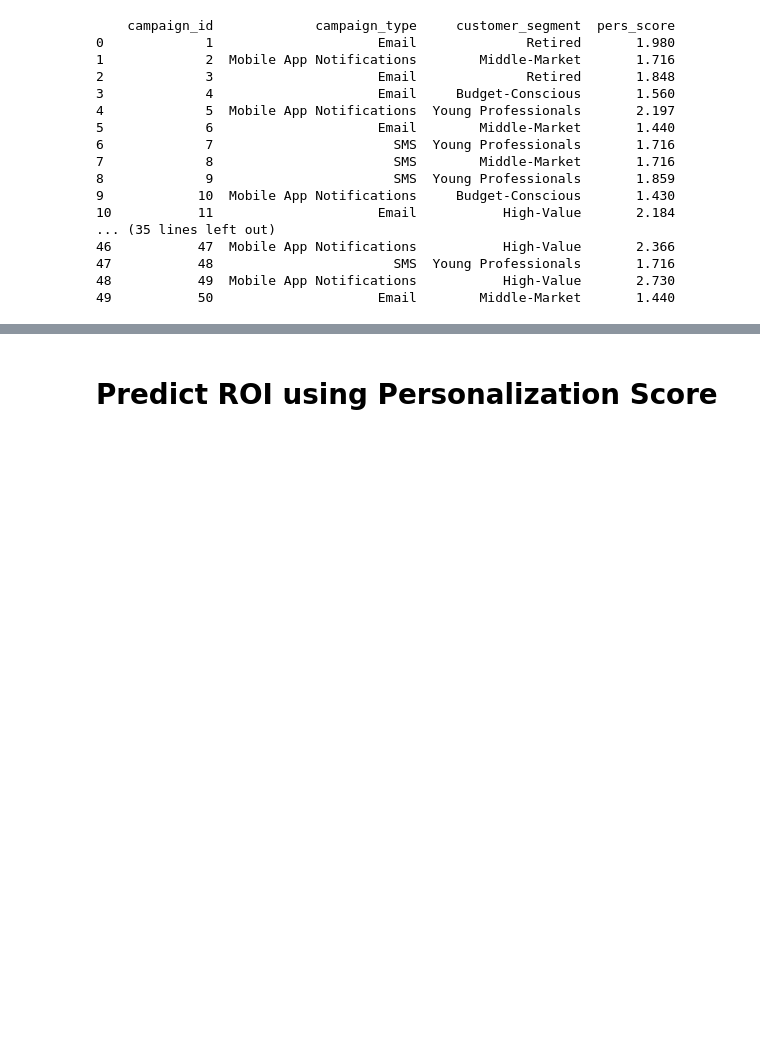
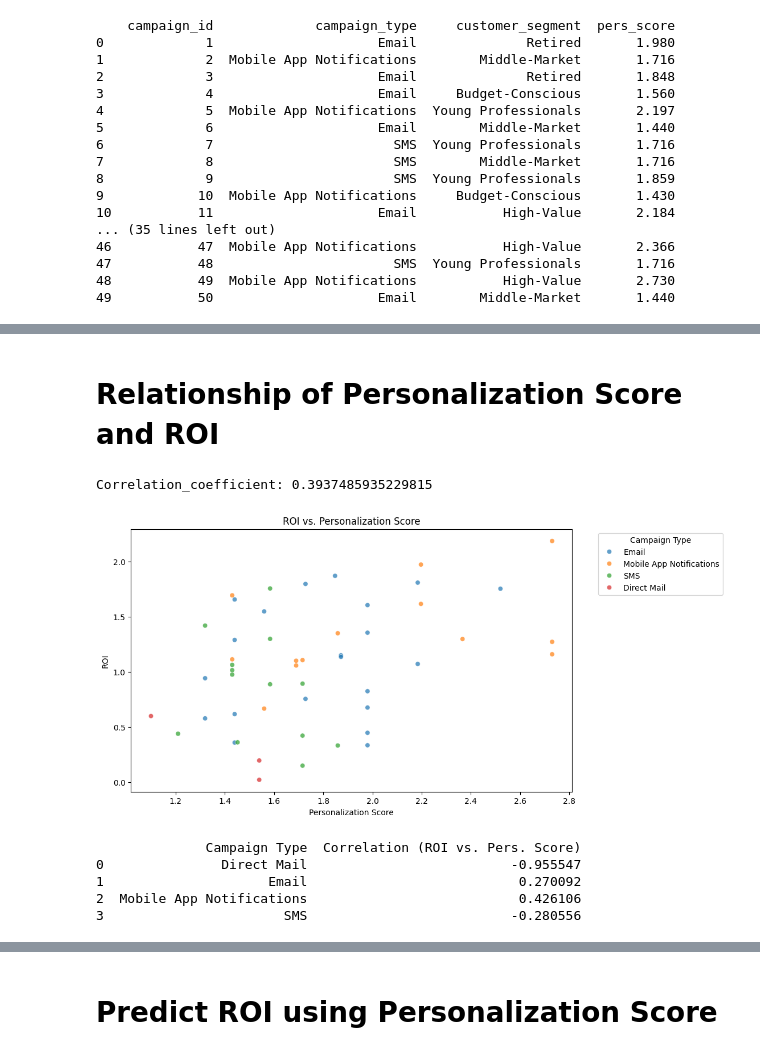
Before and after one commit to andrew250402/DSA3101-Project, a Jupyter notebook: Notebooks/andrew.ipynb, the cells around one changed output, grey strips where cells are left out. Drawn from its saved outputs; the diff is of its cells as text; code cells hidden in the pictures; blank space fills up the shorter version.

Commit message:
Added plots and tables to assess the relationship between personalization and ROI

```diff
--- a/Notebooks/andrew.ipynb
+++ b/Notebooks/andrew.ipynb
@@ -444,3 +452,39 @@ campaigns
 | 47 | 48 | Young Professionals | Credit Card Campaign for Young Pr... | SMS | 2023-02-09 | 2023-03-12 | ... |
 | 48 | 49 | High-Value | Wealth Management Campaign for Hi... | Mobile App Notifications | 2023-05-12 | 2023-07-07 | ... |
 | 49 | 50 | Middle-Market | Savings Account Campaign for Midd... | Email | 2023-08-14 | 2023-10-07 | ... |
+# %% [markdown]
+# Relationship of Personalization Score and ROI
+# %%
+correlation_coefficient = campaigns['ROI'].corr(campaigns['pers_score'])
+print(f"Correlation_coefficient: {correlation_coefficient}")
+# %% [output]
+Correlation_coefficient: 0.3937485935229815
+# %%
+# Scatter plot of ROI vs. Personalization Score
+plt.figure(figsize=(10, 6))
+sns.scatterplot(data=campaigns, x="pers_score", y="ROI", hue="campaign_type", alpha=0.7)
+
+# Add labels and title
+plt.xlabel("Personalization Score")
+plt.ylabel("ROI")
+plt.title("ROI vs. Personalization Score")
+plt.legend(title="Campaign Type", bbox_to_anchor=(1.05, 1), loc='upper left')
+
+# Show the plot
+plt.show()
+# %% [output]
+[figure, added]
+# %%
+correlation_table = campaigns.groupby('campaign_type').apply(lambda group: group['ROI'].corr(group['pers_score']), include_groups=False).reset_index()
+
+# Rename columns for clarity
+correlation_table.columns = ['Campaign Type', 'Correlation (ROI vs. Pers. Score)']
+
+# Display results
+print(correlation_table)
+# %% [output]
+              Campaign Type  Correlation (ROI vs. Pers. Score)
+0               Direct Mail                          -0.955547
+1                     Email                           0.270092
+2  Mobile App Notifications                           0.426106
+3                       SMS                          -0.280556
```
Also changed, not shown: parts of 6 cells of this notebook.
